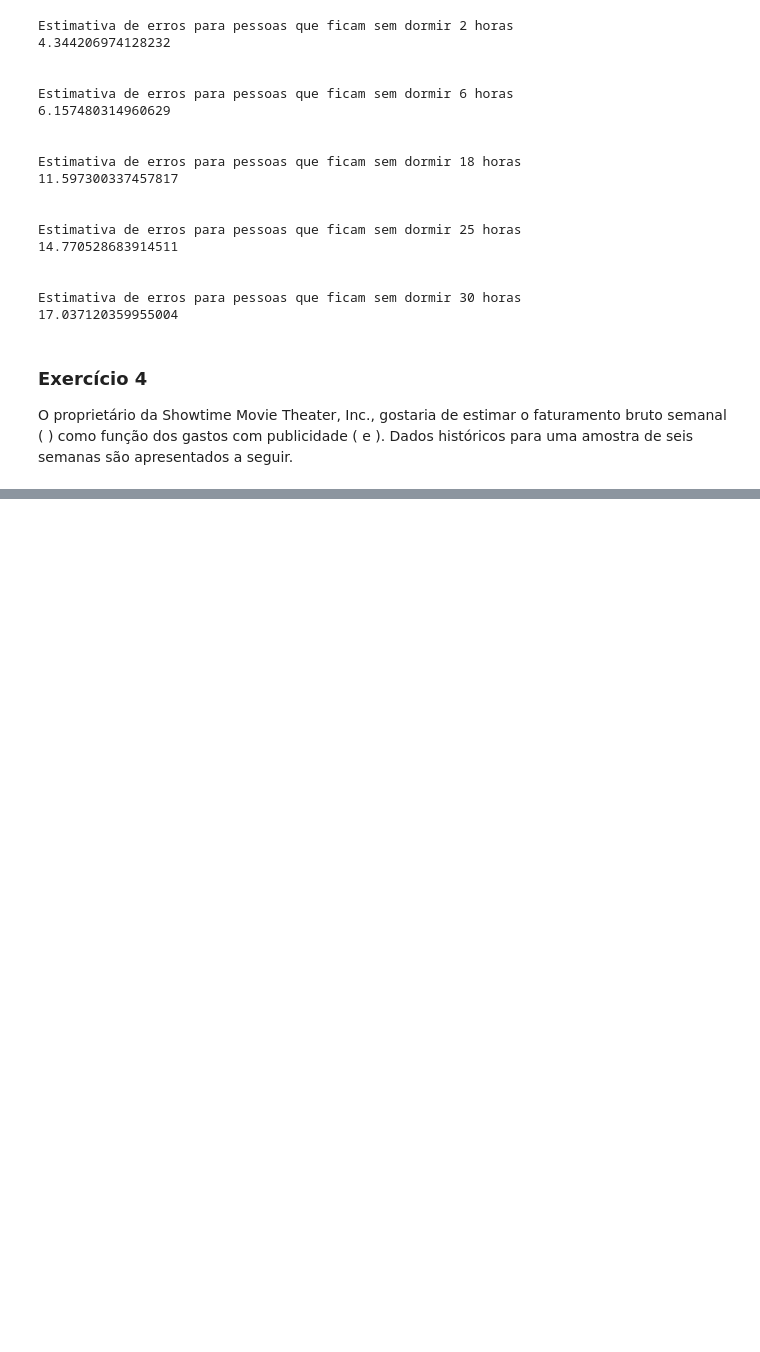
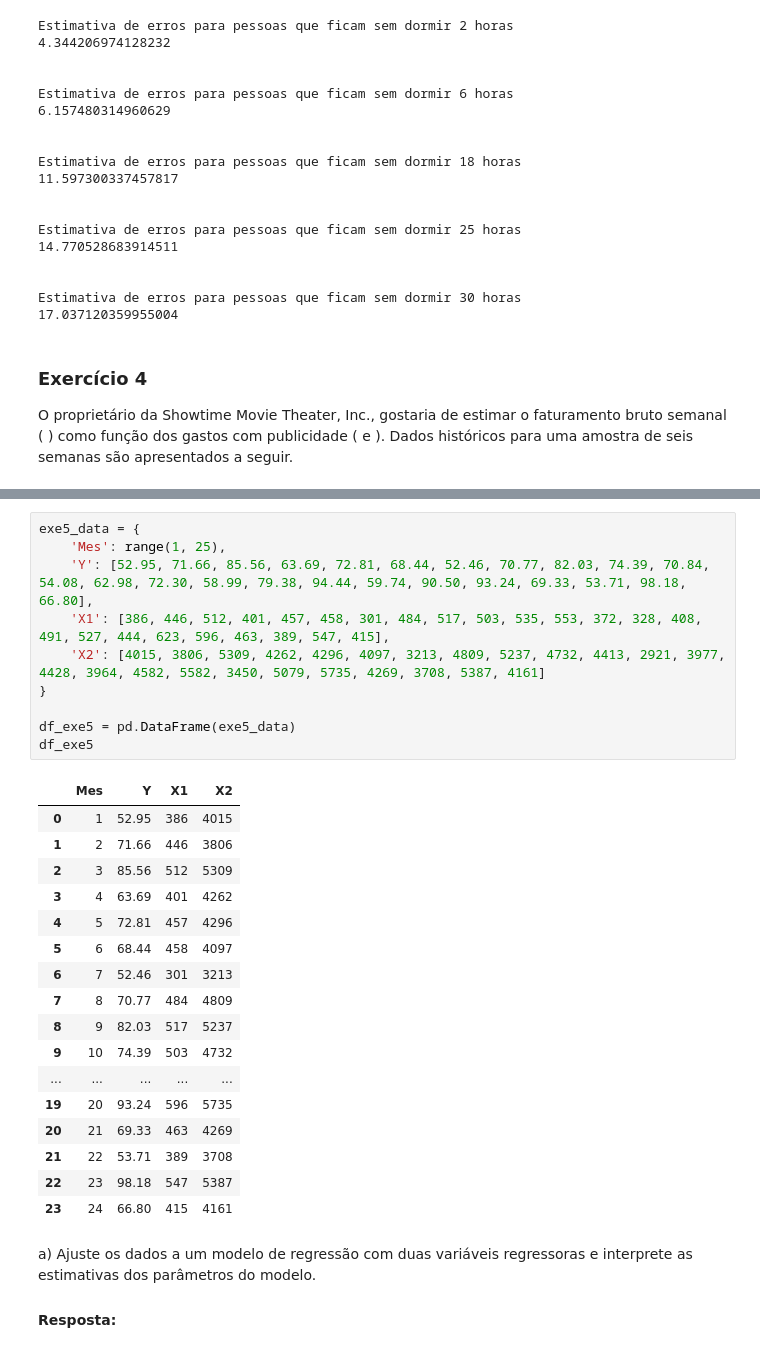
Before and after one commit to lucioew28/avaliacao_c2_a2_adac, a Jupyter notebook: regressao_linear.ipynb, the cells around one changed output, grey strips where cells are left out. Saved outputs shown, nothing was run; the diff lists cells and outputs as text; blank space fills up the shorter version.

```diff
--- a/regressao_linear.ipynb
+++ b/regressao_linear.ipynb
@@ -311,0 +368,32 @@ para uma amostra de seis semanas são apresentados a seguir.</p>
+# %%
+exe5_data = {
+    'Mes': range(1, 25),
+    'Y': [52.95, 71.66, 85.56, 63.69, 72.81, 68.44, 52.46, 70.77, 82.03, 74.39, 70.84, 54.08, 62.98, 72.30, 58.99, 79.38, 94.44, 59.74, 90.50, 93.24, 69.33, 53.71, 98.18, 66.80],
+    'X1': [386, 446, 512, 401, 457, 458, 301, 484, 517, 503, 535, 553, 372, 328, 408, 491, 527, 444, 623, 596, 463, 389, 547, 415],
+    'X2': [4015, 3806, 5309, 4262, 4296, 4097, 3213, 4809, 5237, 4732, 4413, 2921, 3977, 4428, 3964, 4582, 5582, 3450, 5079, 5735, 4269, 3708, 5387, 4161]
+}
+
+df_exe5 = pd.DataFrame(exe5_data)
+df_exe5
+# %% [output]
+|  | Mes | Y | X1 | X2 |
+| 0 | 1 | 52.95 | 386 | 4015 |
+| 1 | 2 | 71.66 | 446 | 3806 |
+| 2 | 3 | 85.56 | 512 | 5309 |
+| 3 | 4 | 63.69 | 401 | 4262 |
+| 4 | 5 | 72.81 | 457 | 4296 |
+| 5 | 6 | 68.44 | 458 | 4097 |
+| 6 | 7 | 52.46 | 301 | 3213 |
+| 7 | 8 | 70.77 | 484 | 4809 |
+| 8 | 9 | 82.03 | 517 | 5237 |
+| 9 | 10 | 74.39 | 503 | 4732 |
+| ... | ... | ... | ... | ... |
+| 19 | 20 | 93.24 | 596 | 5735 |
+| 20 | 21 | 69.33 | 463 | 4269 |
+| 21 | 22 | 53.71 | 389 | 3708 |
+| 22 | 23 | 98.18 | 547 | 5387 |
+| 23 | 24 | 66.80 | 415 | 4161 |
+# %% [markdown]
+<p>a) Ajuste os dados a um modelo de regressão com duas variáveis regressoras e
+interprete as estimativas dos parâmetros do modelo.</p>
+<h4>Resposta:</h4>
```
Also changed, not shown: parts of 10 cells of this notebook.
